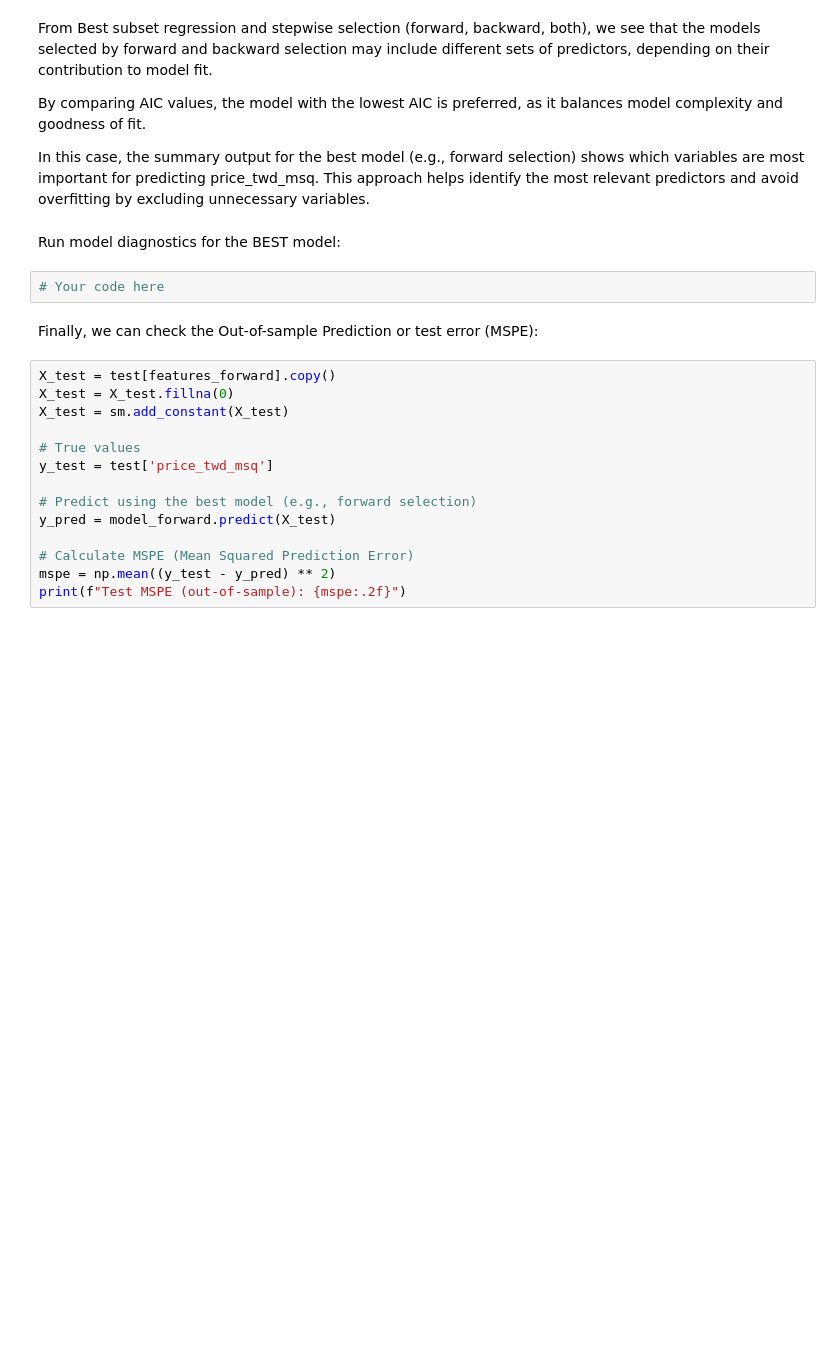
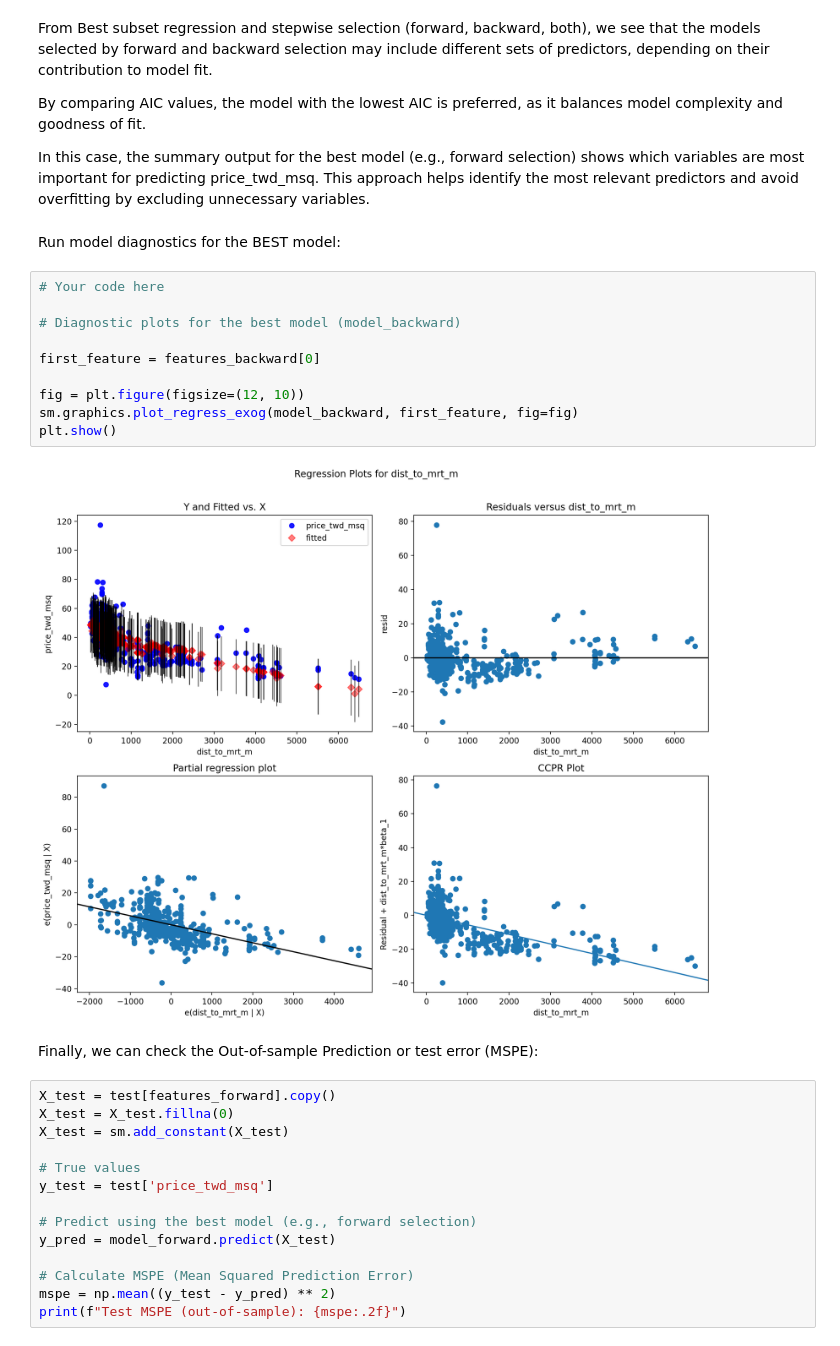
Before and after one commit to FilipBerka04/Descriptive_Statistics, a Jupyter notebook: Lab_7/Exercise10.ipynb, the cells around one changed output. Drawn from its saved outputs; the diff is of its cells as text; blank space fills up the shorter version.

Commit message:
did diagnostics for best model

```diff
--- a/Lab_7/Exercise10.ipynb
+++ b/Lab_7/Exercise10.ipynb
@@ -551,6 +551,16 @@ In this case, the summary output for the best model (e.g., forward selection) sh
 Run model diagnostics for the BEST model:
 # %%
 # Your code here
+
+# Diagnostic plots for the best model (model_backward)
+
+first_feature = features_backward[0]
+
+fig = plt.figure(figsize=(12, 10))
+sm.graphics.plot_regress_exog(model_backward, first_feature, fig=fig)
+plt.show()
+# %% [output]
+[figure, added]
 # %% [markdown]
 Finally, we can check the Out-of-sample Prediction or test error (MSPE):
 # %%
```
Also changed, not shown: parts of 1 cell of this notebook.
